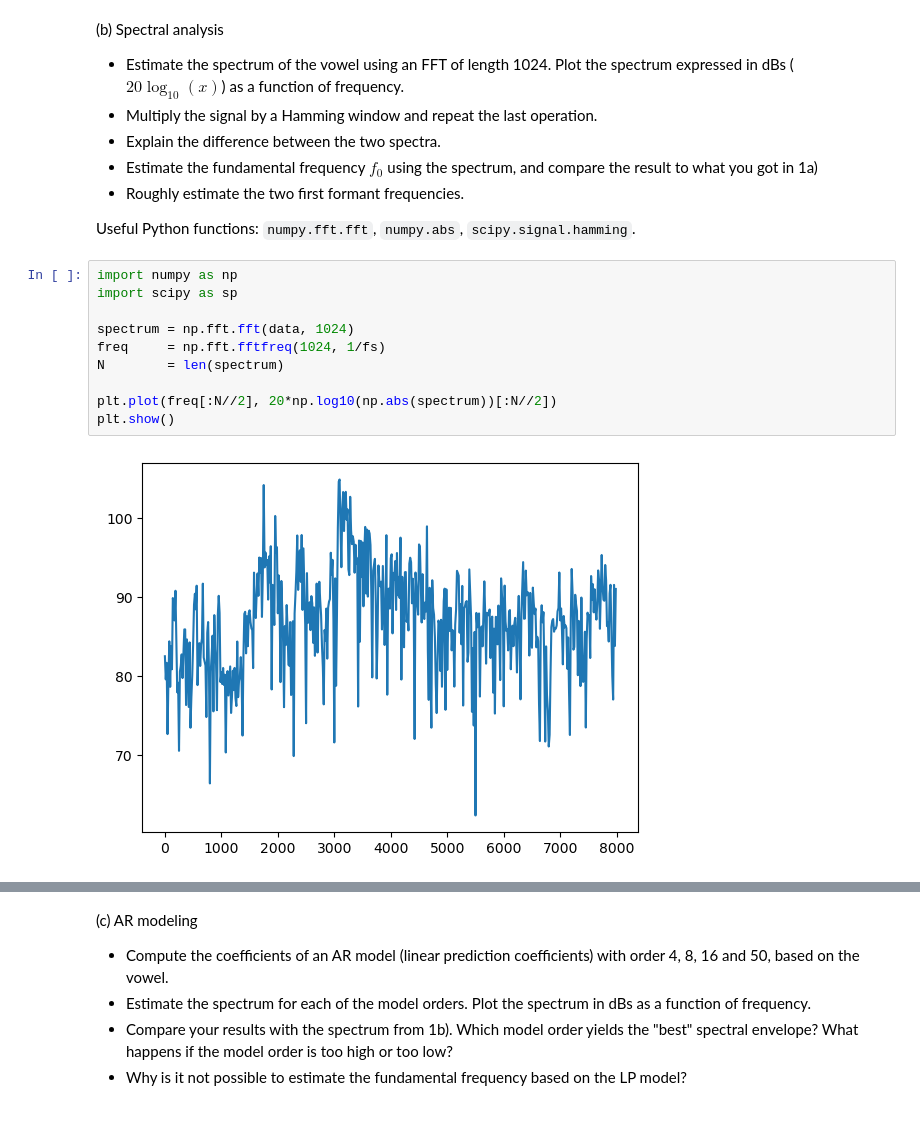
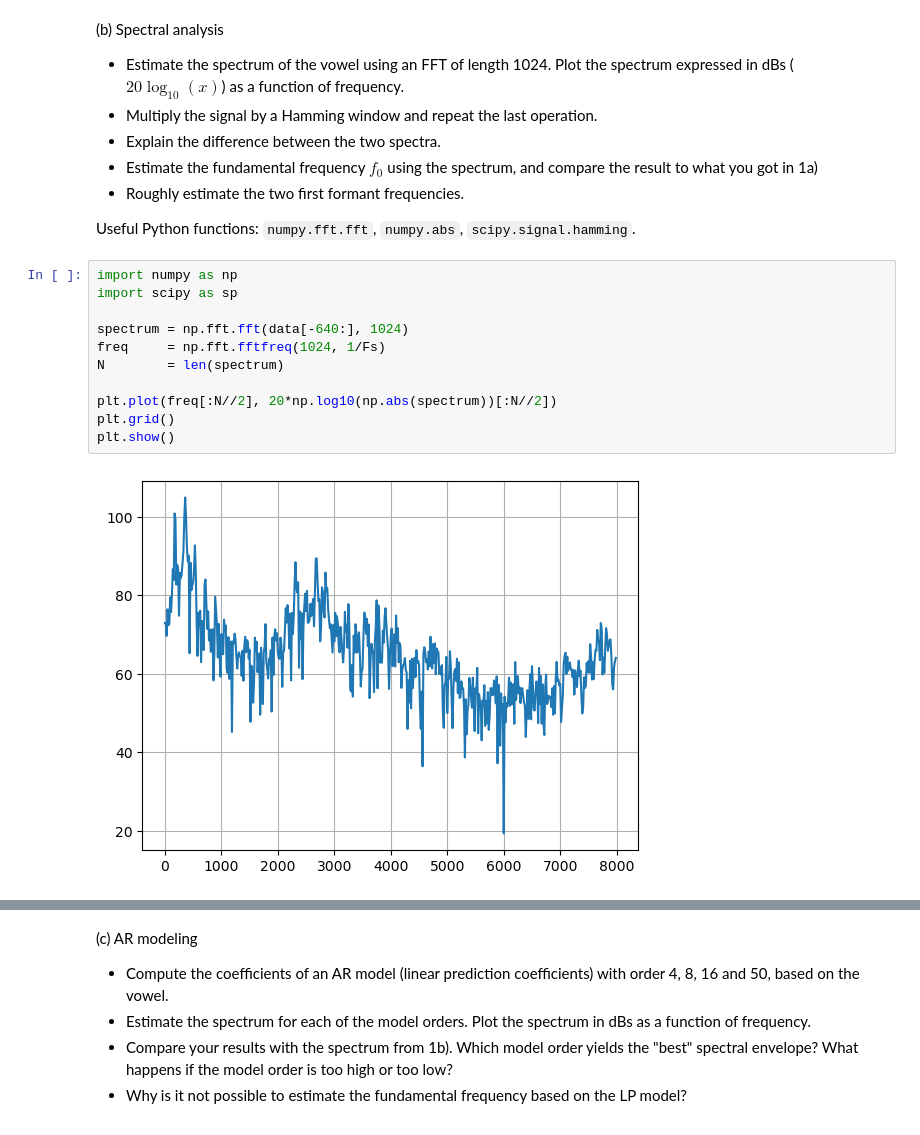
Before and after one commit to martinfsl/TTT4185, a Jupyter notebook: Assignments/Assignment_1/TTT4185_assignment_1.ipynb, the cells around one changed output, grey strips where cells are left out. Saved outputs shown, nothing was run; the diff lists cells and outputs as text.

```diff
--- a/Assignments/Assignment_1/TTT4185_assignment_1.ipynb
+++ b/Assignments/Assignment_1/TTT4185_assignment_1.ipynb
@@ -61,15 +63,16 @@ Useful Python functions: `numpy.fft.fft`, `numpy.abs`, `scipy.signal.hamming`.
 # %%
 import numpy as np
 import scipy as sp
 
-spectrum = np.fft.fft(data, 1024)
-freq     = np.fft.fftfreq(1024, 1/fs)
+spectrum = np.fft.fft(data[-640:], 1024)
+freq     = np.fft.fftfreq(1024, 1/Fs)
 N        = len(spectrum)
 
 plt.plot(freq[:N//2], 20*np.log10(np.abs(spectrum))[:N//2])
+plt.grid()
 plt.show()
 # %% [output]
-[figure, old version]
+[figure, new version]
 # %%
 window       = sp.signal.windows.hamming(len(data[-640:]))
 dataWindowed = data[-640:]*window
```
Also changed, not shown: parts of 12 cells of this notebook.
